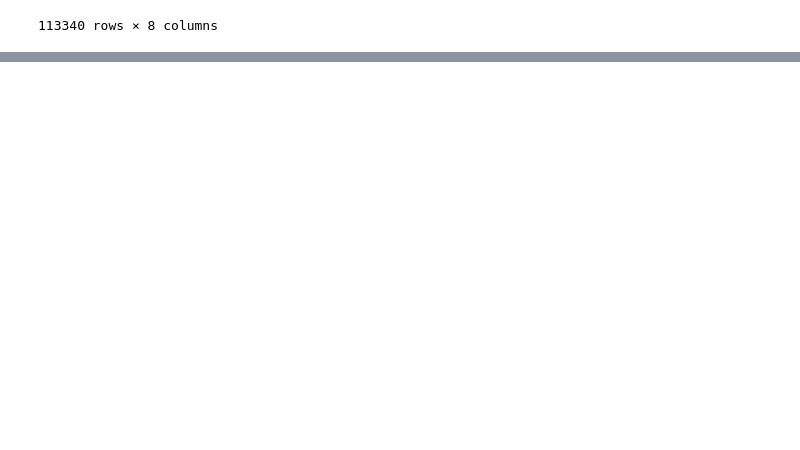
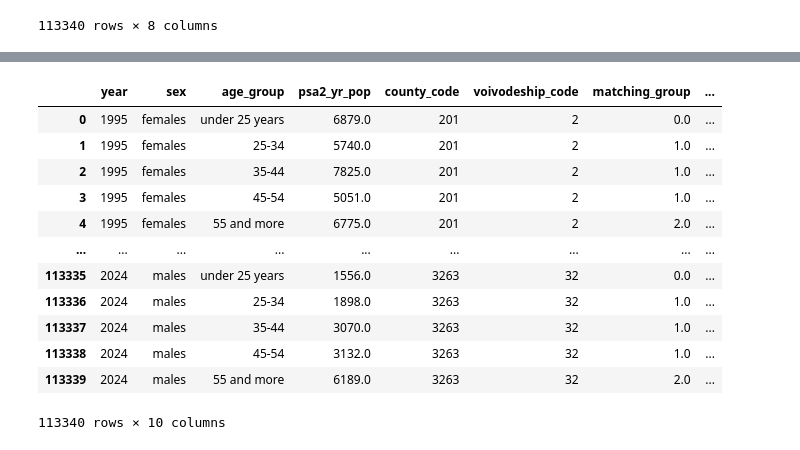
Before and after one commit to harrisonluff/Group_Project_Y3, a Jupyter notebook: notebooks/analysis/03_01_population_outcome.ipynb, the cells around one changed output, grey strips where cells are left out. Saved outputs shown, nothing was run; the diff lists cells and outputs as text; code cells hidden in the pictures; blank space fills up the shorter version.

```diff
--- a/notebooks/analysis/03_01_population_outcome.ipynb
+++ b/notebooks/analysis/03_01_population_outcome.ipynb
@@ -1150,0 +1176,11 @@ array(['total', 'under 25 years', '25 and more', '25-34', '35-44',
+# %%
+p4112 = pd.read_csv(repo_root / "cleaned/03_01_outcome_data/lfs_vo_employ_rate_age_sex_p4112.csv", index_col=0)
+
+p4112 = p4112[~(p4112["sex"]=="total")]
+p4112["voivodeship_code"] = p4112["code"].apply(lambda x: int(str(x)[:-5]))
+
+p4112.groupby("age")["rate"].count()
+
+# Match 15-24 to under 25 years
+# Match 25-54 to 25-34 through 45-54
+# Macth 50-89 to 55 and more
@@ -1150,0 +1218,34 @@ array(['total', 'under 25 years', '25 and more', '25-34', '35-44',
+# %%
+# Set up matching groups and merge
+p4112["matching_group"] = np.nan
+p4112.loc[(p4112["age"]=="15-24"), "matching_group"] = 0
+p4112.loc[(p4112["age"]=="25-54"), "matching_group"] = 1
+p4112.loc[(p4112["age"]=="50-89"), "matching_group"] = 2
+
+# psa_option4["matching_group"] = np.nan
+# psa_option4.loc[(psa_option4["age_group"]=="under 25 years"), "matching_group"] = 0
+# psa_option4.loc[
+#     (psa_option4["age_group"].isin(["25-34", "35-44", "45-54"])), "matching_group"
+# ] = 1
+# psa_option4.loc[(psa_option4["age_group"]=="55 and more"), "matching_group"] = 2
+
+psa_option4 = psa_option4.merge(
+    p4112[["voivodeship_code", "year", "sex", "matching_group", "rate"]],
+    how="left",
+    on=["voivodeship_code", "year", "sex", "matching_group"]
+)
+psa_option4
+# %% [output]
+|  | year | sex | age_group | psa2_yr_pop | county_code | voivodeship_code | matching_group | ... |
+| 0 | 1995 | females | under 25 years | 6879.0 | 201 | 2 | 0.0 | ... |
+| 1 | 1995 | females | 25-34 | 5740.0 | 201 | 2 | 1.0 | ... |
+| 2 | 1995 | females | 35-44 | 7825.0 | 201 | 2 | 1.0 | ... |
+| 3 | 1995 | females | 45-54 | 5051.0 | 201 | 2 | 1.0 | ... |
+| 4 | 1995 | females | 55 and more | 6775.0 | 201 | 2 | 2.0 | ... |
+| ... | ... | ... | ... | ... | ... | ... | ... | ... |
+| 113335 | 2024 | males | under 25 years | 1556.0 | 3263 | 32 | 0.0 | ... |
+| 113336 | 2024 | males | 25-34 | 1898.0 | 3263 | 32 | 1.0 | ... |
+| 113337 | 2024 | males | 35-44 | 3070.0 | 3263 | 32 | 1.0 | ... |
+| 113338 | 2024 | males | 45-54 | 3132.0 | 3263 | 32 | 1.0 | ... |
+| 113339 | 2024 | males | 55 and more | 6189.0 | 3263 | 32 | 2.0 | ... |
+113340 rows × 10 columns
```
Also changed, not shown: parts of 10 cells of this notebook.
